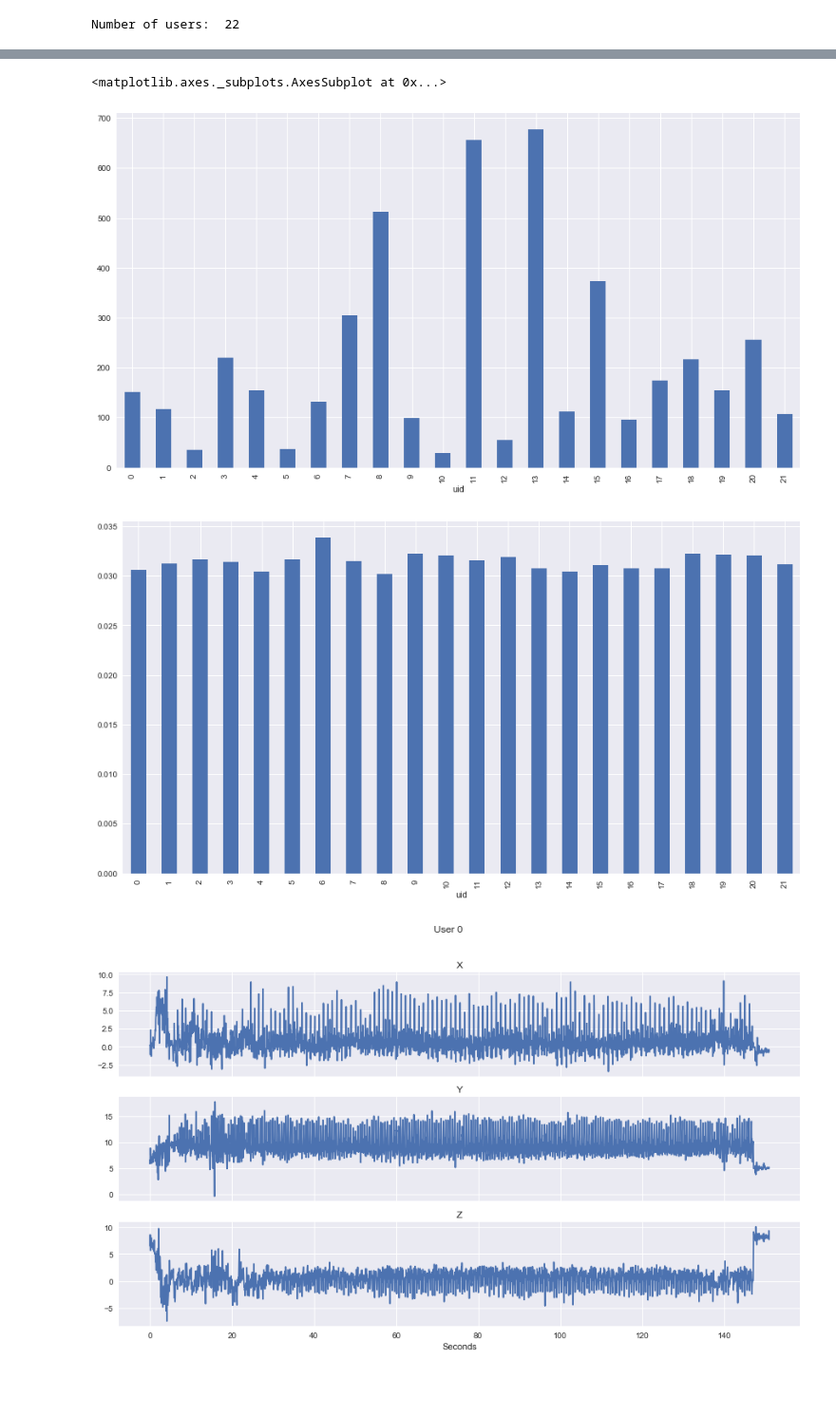
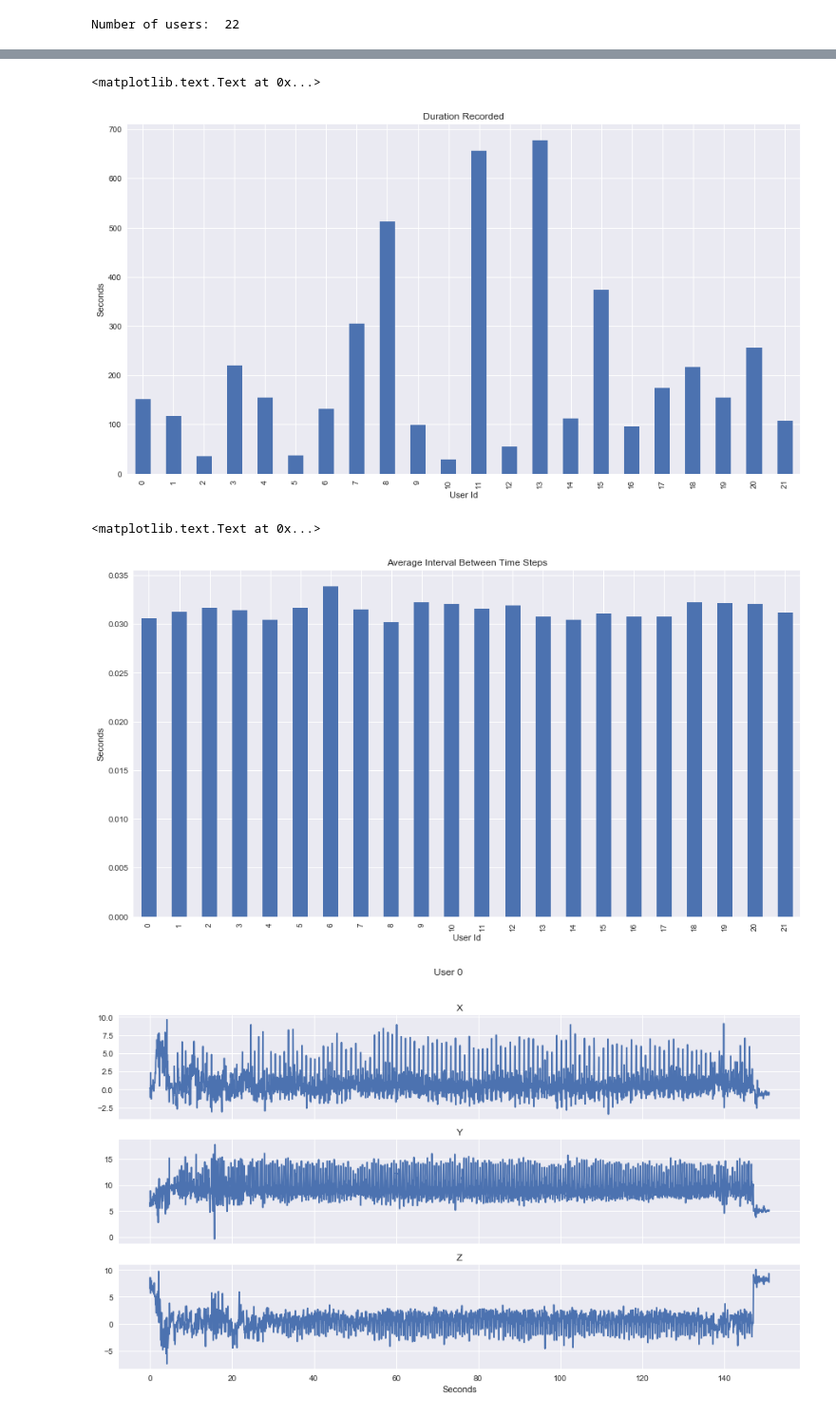
Before and after one commit to charcarr/walking-gate-classifier, a Jupyter notebook: analysis.ipynb, the cells around one changed output, grey strips where cells are left out. Shown: that part at 95% size. Saved outputs shown, nothing was run; the diff lists cells and outputs as text; code cells hidden in the pictures; blank space fills up the shorter version.

```diff
--- a/analysis.ipynb
+++ b/analysis.ipynb
@@ -82,16 +94,23 @@ counts.plot.bar()
 rcParams['figure.figsize'] = 15,8
 max_times = frame.groupby("uid").max()["tstep"]
 max_times.plot.bar()
+plt.title("Duration Recorded")
+plt.ylabel("Seconds")
+plt.xlabel("User Id")
 # %% [output]
-<matplotlib.axes._subplots.AxesSubplot at 0x...>
+<matplotlib.text.Text at 0x...>
-[figure, old version]
+[figure, new version]
 # %%
 frame["tstep_lag"] = frame.groupby(['uid'])['tstep'].shift(1)
 frame["msm_int"] = frame['tstep'] - frame['tstep_lag']
 frame.groupby('uid').mean()['msm_int'].plot.bar()
 rcParams['figure.figsize'] = 15,8
+plt.title("Average Interval Between Time Steps")
+plt.ylabel("Seconds")
+plt.xlabel("User Id")
 # %% [output]
+<matplotlib.text.Text at 0x...>
-[figure, old version]
+[figure, new version]
 # %%
 def plot_xyz(data, uid):
     '''
```
Also changed, not shown: parts of 19 cells of this notebook.
